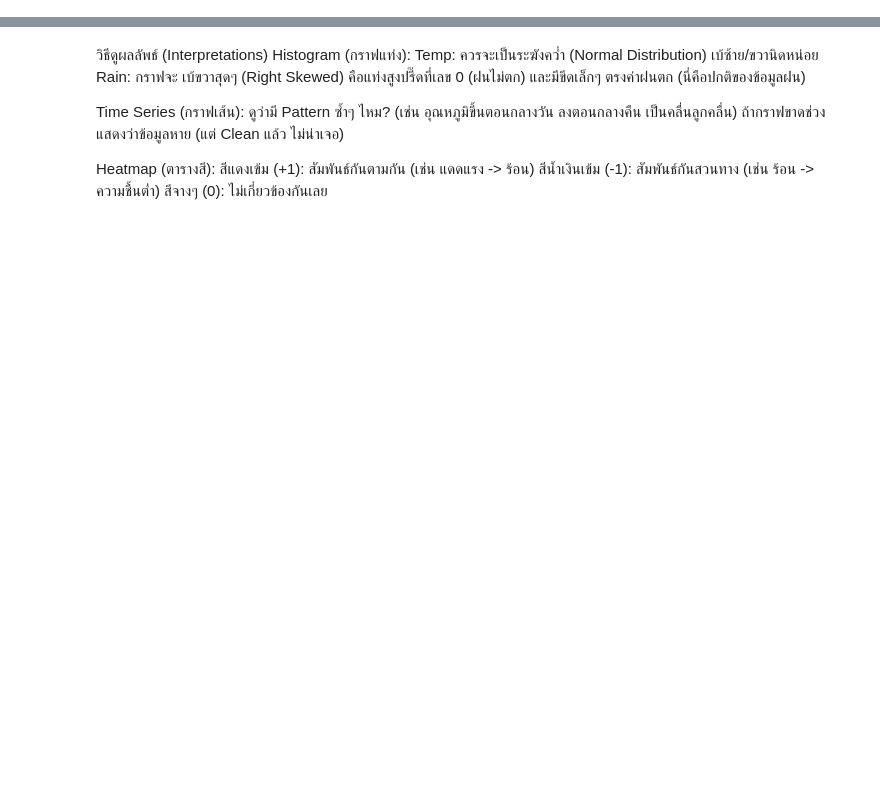
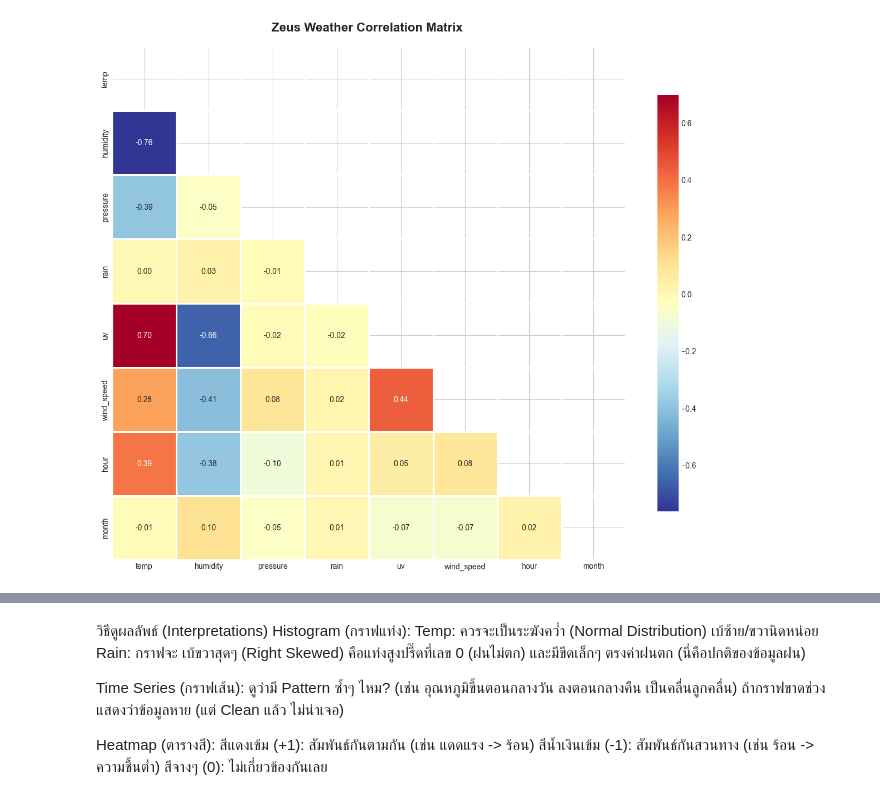
Before and after one commit to Reungwit/Zeus_app, a Jupyter notebook: eda_data.ipynb, the cells around one changed output, grey strips where cells are left out. Cells and saved outputs as stored; diff of their text form; code cells hidden in the pictures; blank space fills up the shorter version.

```diff
--- a/eda_data.ipynb
+++ b/eda_data.ipynb
@@ -71,0 +45,18 @@ plt.show()
+# %%
+plt.figure(figsize=(12, 10))
+
+# เลือกเฉพาะคอลัมน์ที่เป็นหัวใจของโมเดล
+core_cols = ['temp', 'humidity', 'pressure', 'rain', 'uv', 'wind_speed', 'hour', 'month']
+corr_matrix = df[core_cols].corr()
+
+# วาด Heatmap
+mask = np.triu(np.ones_like(corr_matrix, dtype=bool))
+sns.heatmap(corr_matrix, mask=mask, annot=True, cmap='RdYlBu_r', fmt=".2f",
+            linewidths=1, linecolor='white', square=True, cbar_kws={"shrink": .8})
+
+plt.title('Zeus Weather Correlation Matrix ', fontsize=16, fontweight='bold', pad=20)
+plt.tight_layout()
+plt.savefig('eda_correlation_updated.png', dpi=300)
+plt.show()
+# %% [output]
+[figure, added]
```
Also changed, not shown: parts of 4 cells of this notebook, 29 other files.
